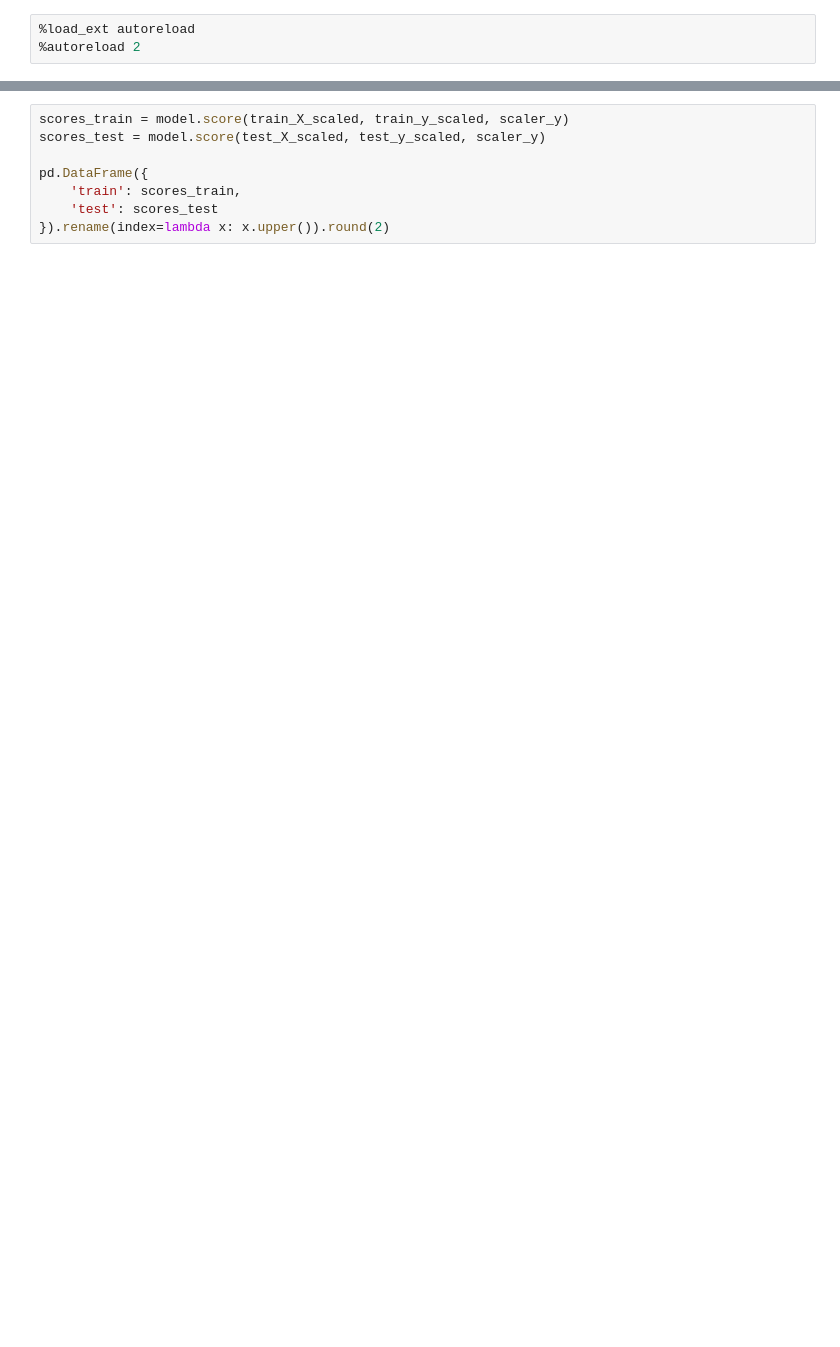
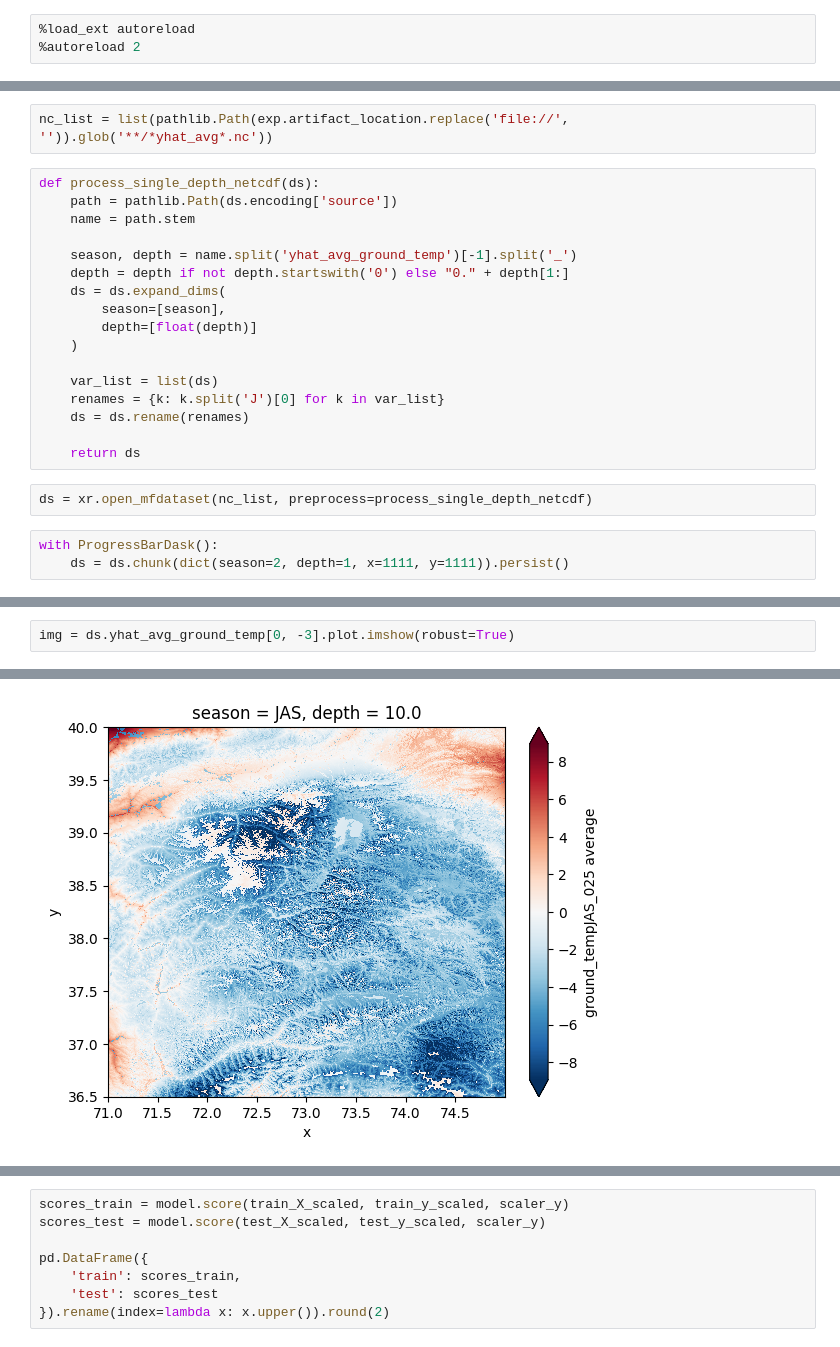
Before and after one commit to lukegre/pamir-MLpermafrost, a Jupyter notebook: notebooks/3_model_selection/0_modelling_ground_temp.ipynb, the cells around one changed output, grey strips where cells are left out. Cells and saved outputs as stored; diff of their text form; blank space fills up the shorter version.

```diff
--- a/notebooks/3_model_selection/0_modelling_ground_temp.ipynb
+++ b/notebooks/3_model_selection/0_modelling_ground_temp.ipynb
@@ -37,0 +34,24 @@ InterpolationResolutionError: ValueError raised while resolving interpolation: H
+# %%
+nc_list = list(pathlib.Path(exp.artifact_location.replace('file://', '')).glob('**/*yhat_avg*.nc'))
+# %%
+def process_single_depth_netcdf(ds):
+    path = pathlib.Path(ds.encoding['source'])
+    name = path.stem
+
+    season, depth = name.split('yhat_avg_ground_temp')[-1].split('_')
+    depth = depth if not depth.startswith('0') else "0." + depth[1:]
+    ds = ds.expand_dims(
+        season=[season],
+        depth=[float(depth)]
+    )
+
+    var_list = list(ds)
+    renames = {k: k.split('J')[0] for k in var_list}
+    ds = ds.rename(renames)
+
+    return ds
+# %%
+ds = xr.open_mfdataset(nc_list, preprocess=process_single_depth_netcdf)
+# %%
+with ProgressBarDask():
+    ds = ds.chunk(dict(season=2, depth=1, x=1111, y=1111)).persist()
@@ -37,0 +66,3 @@ InterpolationResolutionError: ValueError raised while resolving interpolation: H
+# %%
+img = ds.yhat_avg_ground_temp[0, -3].plot.imshow(robust=True)
+# %% [output]
@@ -37,0 +70 @@ InterpolationResolutionError: ValueError raised while resolving interpolation: H
+[figure, added]
```
Also changed, not shown: parts of 16 cells of this notebook, 10 other files.
